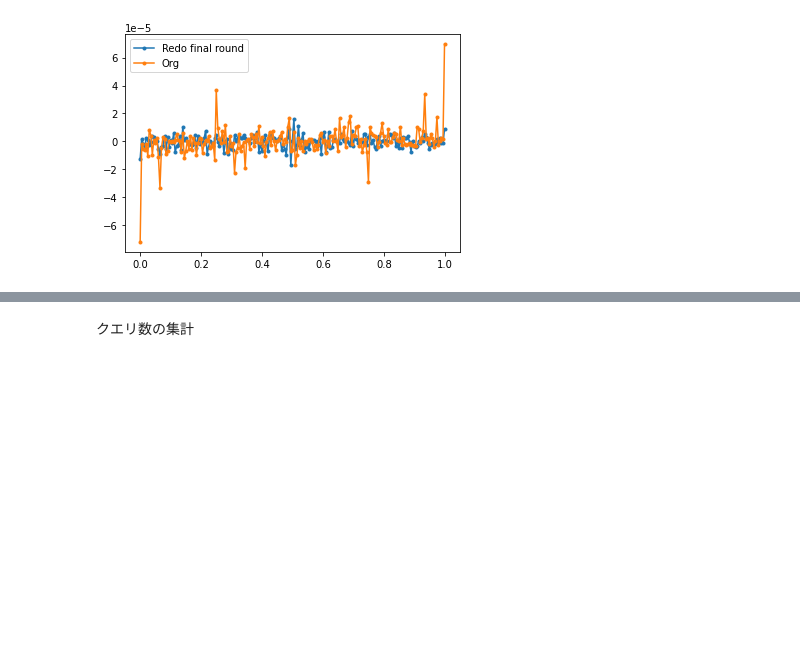
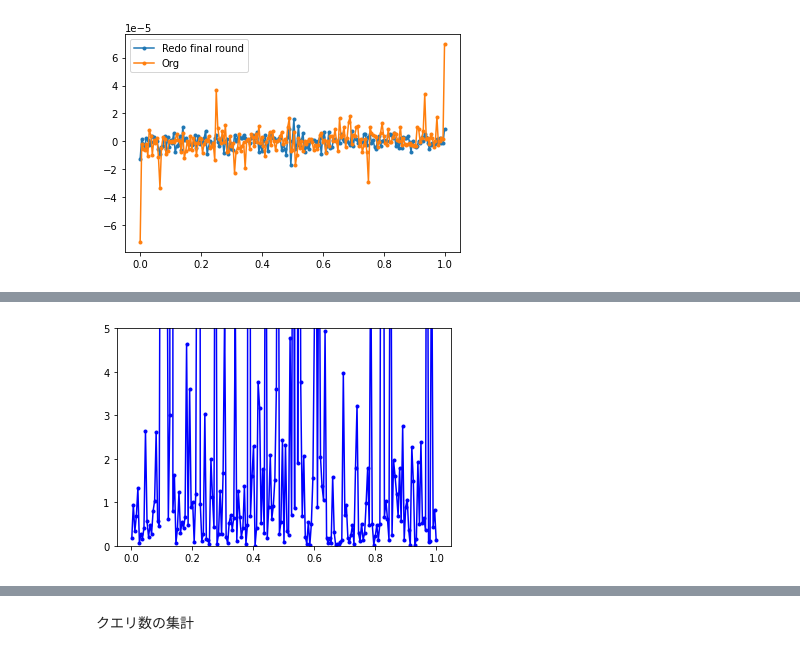
Before and after one commit to Koichi-Miyamoto/QAEErrorVsNShotNGrover, a Jupyter notebook: IQAEBinom_ForVariousPTrue_FinalRoundRedo.ipynb, the cells around one changed output, grey strips where cells are left out. Drawn from its saved outputs; the diff is of its cells as text; code cells hidden in the pictures; blank space fills up the shorter version.

```diff
--- a/IQAEBinom_ForVariousPTrue_FinalRoundRedo.ipynb
+++ b/IQAEBinom_ForVariousPTrue_FinalRoundRedo.ipynb
@@ -280,0 +258,7 @@ plt.show()
+# %%
+ax = plt.gca()
+plt.plot(ps, np.abs(errAvgs) / np.abs(errAvgsOrg), marker=".", color="b")
+ax.set_ylim([0,5])
+plt.show()
+# %% [output]
+[figure, added]
```
Also changed, not shown: parts of 23 cells of this notebook, 25 other files.
